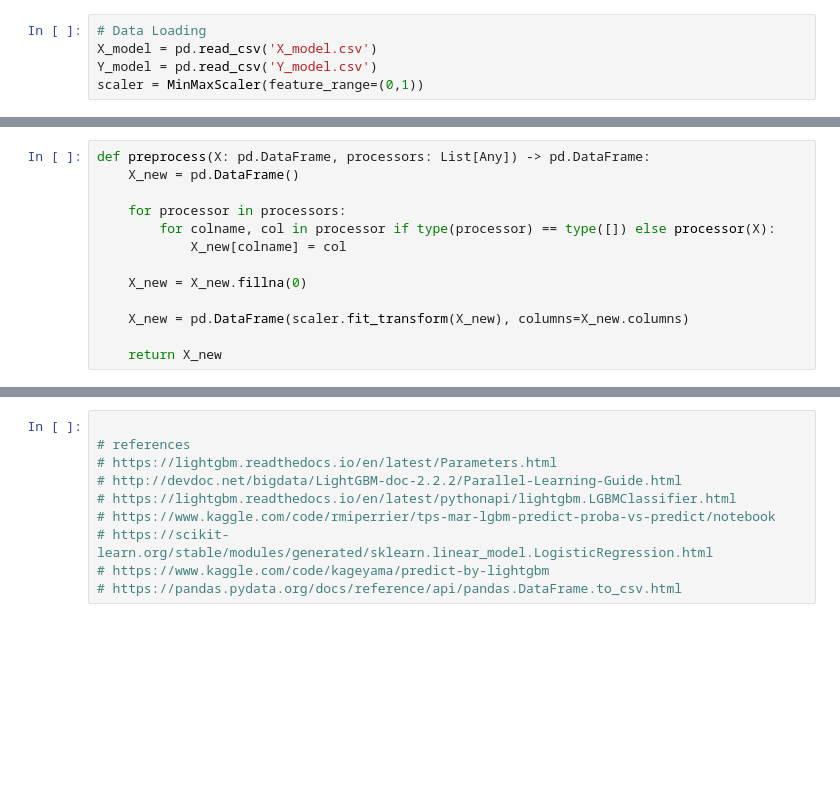
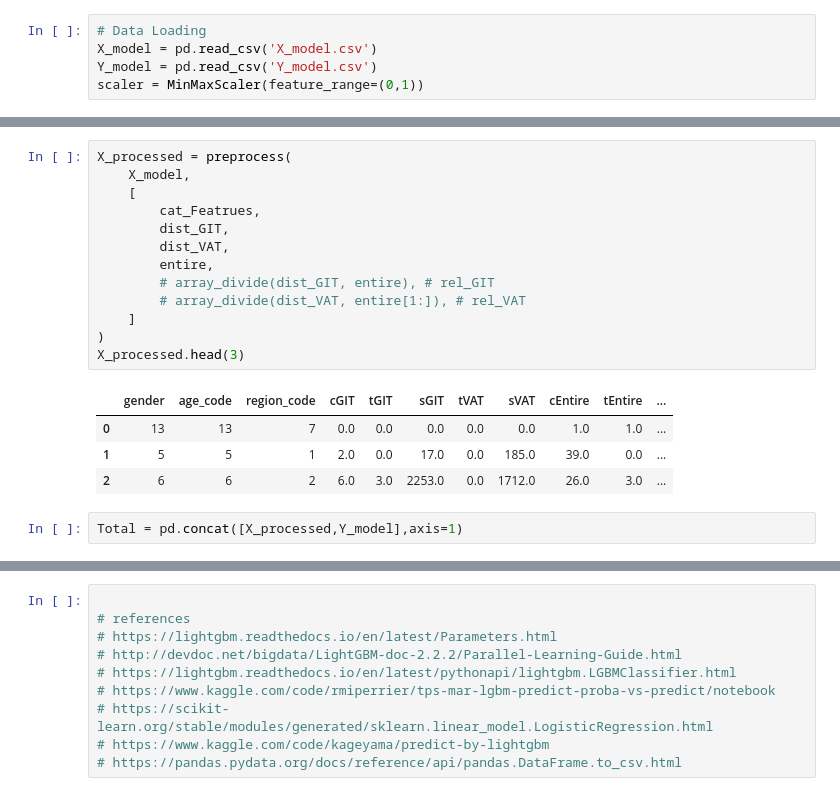
Before and after one commit to 01Joseph-Hwang10/data-science-contest-2022, a Jupyter notebook: TaewookHam/XGBoost.ipynb, the cells around one changed output, grey strips where cells are left out. Drawn from its saved outputs; the diff is of its cells as text; blank space fills up the shorter version.

```diff
--- a/TaewookHam/XGBoost.ipynb
+++ b/TaewookHam/XGBoost.ipynb
@@ -80,13 +27,0 @@ Defining preprocessors...
-# %%
-def preprocess(X: pd.DataFrame, processors: List[Any]) -> pd.DataFrame:
-    X_new = pd.DataFrame()
-
-    for processor in processors:
-        for colname, col in processor if type(processor) == type([]) else processor(X):
-            X_new[colname] = col
-
-    X_new = X_new.fillna(0)
-
-    X_new = pd.DataFrame(scaler.fit_transform(X_new), columns=X_new.columns)
-
-    return X_new
@@ -135,0 +134,20 @@ X_processed = preprocess(
+# %%
+X_processed = preprocess(
+    X_model,
+    [
+        cat_Featrues,
+        dist_GIT,
+        dist_VAT,
+        entire,
+        # array_divide(dist_GIT, entire), # rel_GIT
+        # array_divide(dist_VAT, entire[1:]), # rel_VAT
+    ]
+)
+X_processed.head(3)
+# %% [output]
+|  | gender | age_code | region_code | cGIT | tGIT | sGIT | tVAT | sVAT | cEntire | tEntire | ... |
+| 0 | 13 | 13 | 7 | 0.0 | 0.0 | 0.0 | 0.0 | 0.0 | 1.0 | 1.0 | ... |
+| 1 | 5 | 5 | 1 | 2.0 | 0.0 | 17.0 | 0.0 | 185.0 | 39.0 | 0.0 | ... |
+| 2 | 6 | 6 | 2 | 6.0 | 3.0 | 2253.0 | 0.0 | 1712.0 | 26.0 | 3.0 | ... |
+# %%
+Total = pd.concat([X_processed,Y_model],axis=1)
```
Also changed, not shown: parts of 21 cells of this notebook.
